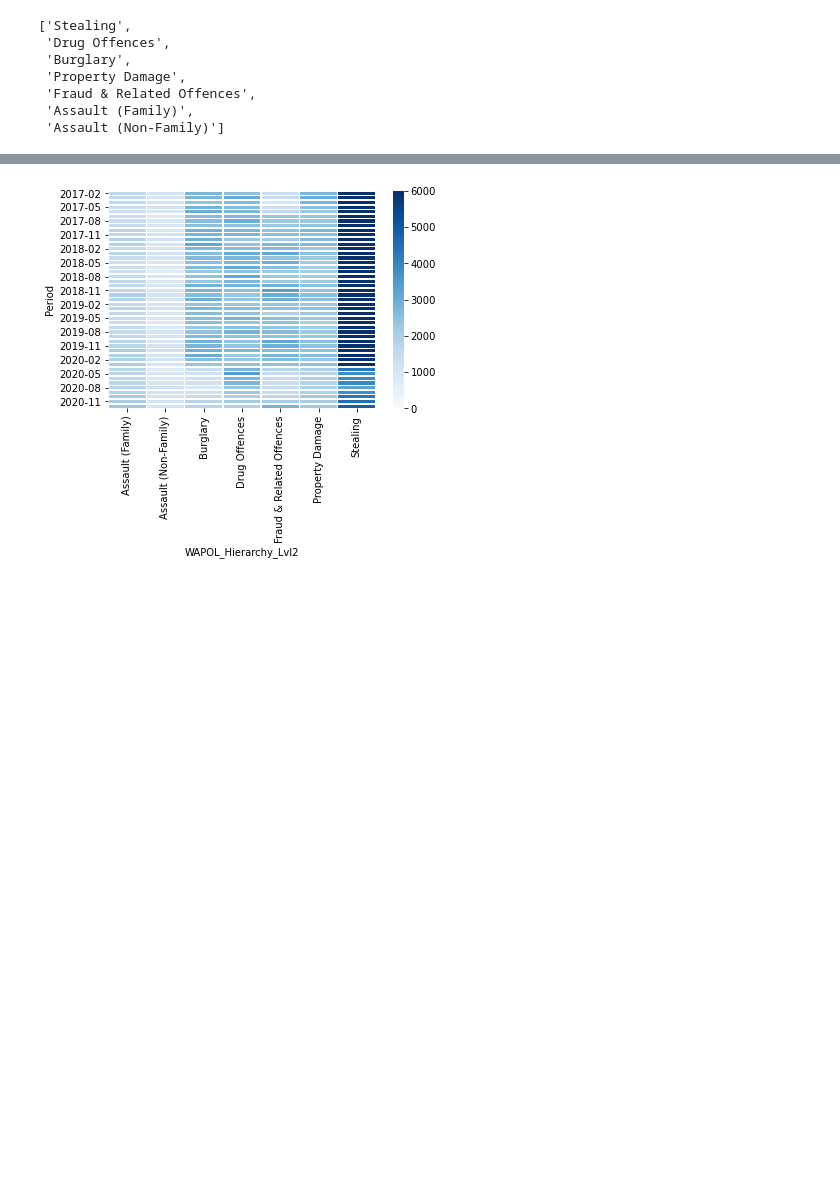
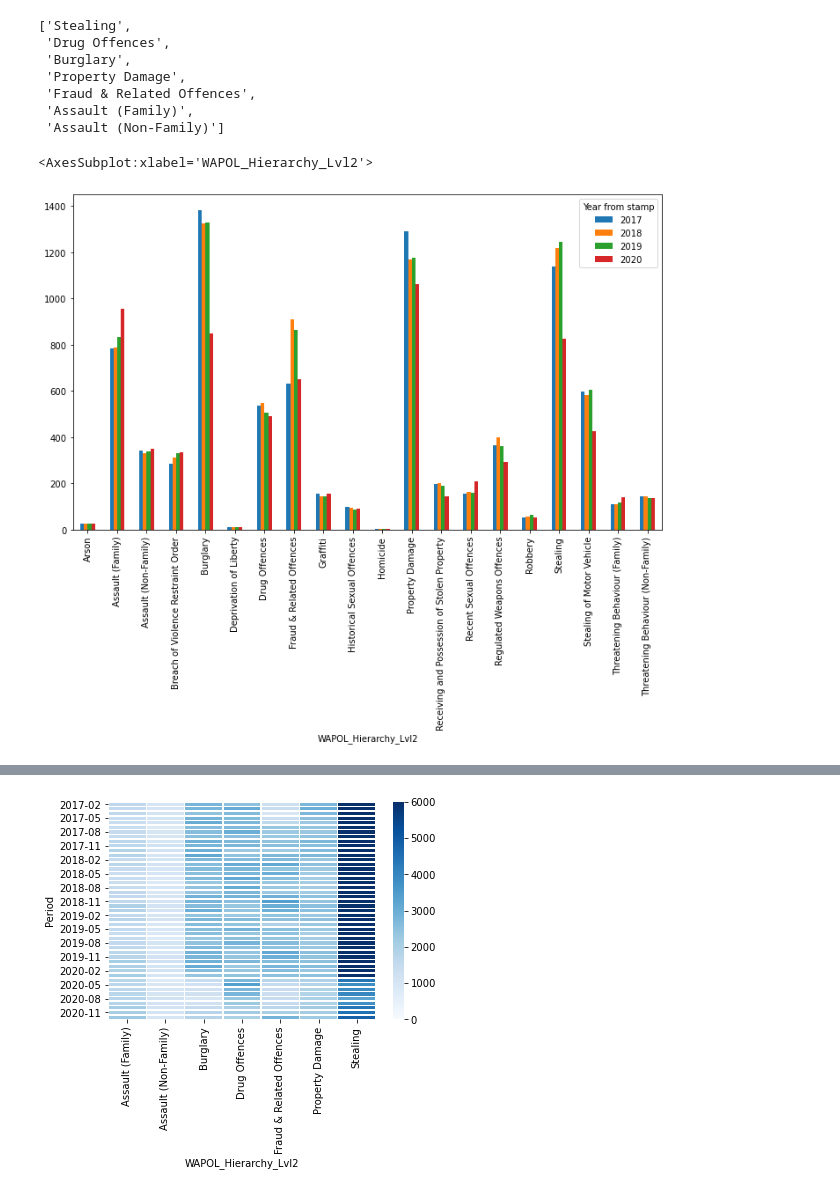
Before and after one commit to FernB/WACrimeRatesCovid19, a Jupyter notebook: WACrimeStatistics.ipynb, the cells around one changed output, grey strips where cells are left out. Saved outputs shown, nothing was run; the diff lists cells and outputs as text; code cells hidden in the pictures; blank space fills up the shorter version.

Commit message:
monthly averages over years to standardise data

```diff
--- a/WACrimeStatistics.ipynb
+++ b/WACrimeStatistics.ipynb
@@ -433,3 +433,18 @@ keyWAcrimes
  'Fraud & Related Offences',
  'Assault (Family)',
  'Assault (Non-Family)']
+# %%
+Yearlydf = WA_df.copy()
+Yearlydf = Yearlydf[Yearlydf['Period']>dt.datetime(year=2017, month = 1, day = 1)]
+Yearlydf['Year from stamp']= Yearlydf['Period'].dt.strftime('%Y')
+Yearlydf['Month from stamp']= Yearlydf['Period'].dt.strftime('%m')
+#Yearlydf = Yearlydf.groupby(['WAPOL_Hierarchy_Lvl2','Year from stamp'])['COUNT_of_Offnc_ID'].sum().reset_index()
+#Yearlydf= Yearlydf.pivot(index='Year from stamp', columns='WAPOL_Hierarchy_Lvl2', values='COUNT_of_Offnc_ID')
+Yearlydf=Yearlydf.groupby(['WAPOL_Hierarchy_Lvl2','Year from stamp'])['COUNT_of_Offnc_ID'].mean().reset_index()
+
+yearlycrimespivotwa = Yearlydf.pivot(index='Year from stamp', columns='WAPOL_Hierarchy_Lvl2', values='COUNT_of_Offnc_ID')
+YT = yearlycrimespivotwa.transpose()
+YT.plot.bar(figsize=(12,7))
+# %% [output]
+<AxesSubplot:xlabel='WAPOL_Hierarchy_Lvl2'>
+[figure, added]
```
Also changed, not shown: parts of 5 cells of this notebook.
